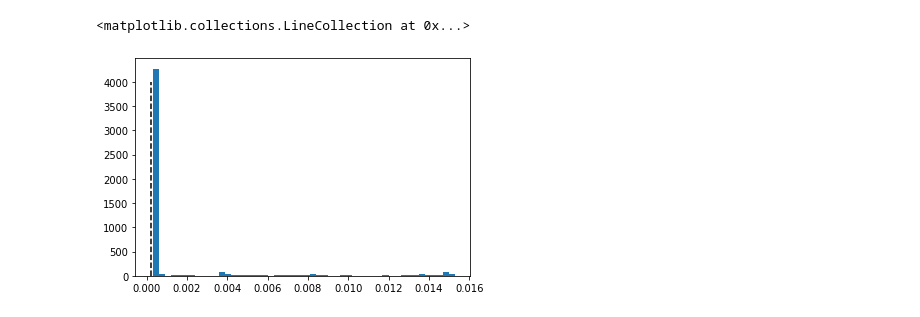
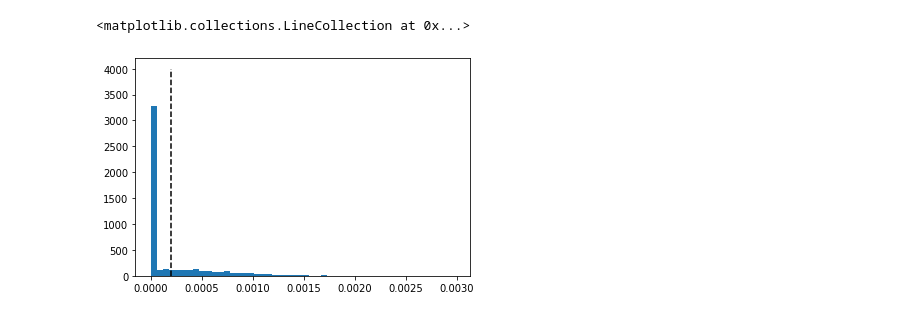
Before and after one commit to csrinesh/balance_cohort, a Jupyter notebook: Pytorch-towards-wp.ipynb, the cells around one changed output. Cells and saved outputs as stored; diff of their text form; code cells hidden in the pictures.

```diff
--- a/Pytorch-towards-wp.ipynb
+++ b/Pytorch-towards-wp.ipynb
@@ -8,0 +12,8 @@ import pandas as pd
+# %%
+config = {
+    'nbase': 1000,
+    'neca': 5000,
+    'nwaypoints': 20,
+    'iterations': 300,
+    'prn': 20,
+}
@@ -42,6 +160,7 @@ class GaussianKDE(Distribution):
           bandwidth for Gaussian kernel
         """
         self.X = X
+        self.ncols = X.shape[1]
         self.bw = bw
         self.n = X.shape[0]
         self.mvn = Normal(loc=torch.zeros(1), scale=1)
@@ -52,7 +171,7 @@ class GaussianKDE(Distribution):
             self.weights = (1/len(X))*torch.ones(len(X))
         self.neff = 1/sum(self.weights**2)
 
-    def score_samples(self, Y, X=None):
+    def __call__(self, Y, X=None):
         """Returns the kernel density estimates of each point in `Y`.
 
         Parameters
@@ -71,22 +190,24 @@ class GaussianKDE(Distribution):
         probs : tensor (m)
           probability densities for each of the queried points in `Y`
         """
-        if X == None:
-            X = self.X
+
+        if X is not None:
+            self.X = X
 
         bw = self.bw
-        logprob = (self.mvn.log_prob((X.unsqueeze(1) - Y) / bw))
+#         import pdb; pdb.set_trace()
+        logprob = (self.mvn.log_prob((self.X.unsqueeze(1) - Y) / bw))
+
 
 #         probs = ((1/bw) * torch.exp(logprob).sum(dim=0))/self.n
 
         # experiment
-        b = self.weights.repeat(Y.shape[0],1).T.unsqueeze(2)
-        w = (b * torch.exp(logprob))/sum(self.weights)
+        b1 = self.weights.repeat(Y.shape[0],1).T
+        b22 = b1.unsqueeze(2).repeat(1, 1, self.ncols)
+        w = (b22 * torch.exp(logprob))/sum(self.weights)
         probs = (1/bw)* w.sum(dim=0)
 
         return probs
-
-    __call__ = score_samples
 # %%
 class KDEoptim(nn.Module):
     """Custom Pytorch model for gradient optimization.
@@ -124,9 +239,0 @@ def training_loop(model, optimizer, n=50):
-# %%
-waypoints = np.atleast_2d(np.array([9, 9.5, 10, 10.5, 11])).T
-
-torch.manual_seed(42)
-X = torch.normal(10, 1, size=(5000, 1))
-Y = torch.normal(14, 2.5, size=(5000, 1))
-
-Xdf = pd.DataFrame(X.numpy(), columns=['a'])
-Ydf = pd.DataFrame(Y.numpy(), columns=['b'])
@@ -133,7 +262,7 @@ Ydf = pd.DataFrame(Y.numpy(), columns=['b'])
 # %%
 # instantiate model
-m = KDEoptim(X, waypoints)
+m = KDEoptim(data_base, data_eca, waypoints)
 
-# Instantiate optimizer
+# # Instantiate optimizer
 opt = torch.optim.Adam(m.parameters(), lr=0.001)
 losses = training_loop(m, opt)
@@ -140,9 +285,9 @@ losses = training_loop(m, opt)
 # %%
 optweights = m.weights.detach().numpy()
 # %%
-plt.hist(optweights, bins=len(X)//100)
-plt.vlines(x=1/len(X), ymin=0, ymax=4000, color='black', linestyles='dashed')
+plt.hist(optweights/sum(optweights), bins=len(optweights)//100)
+plt.vlines(x=1/len(optweights), ymin=0, ymax=4000, color='black', linestyles='dashed')
 # %% [output]
 <matplotlib.collections.LineCollection at 0x...>
-[figure, old version]
+[figure, new version]
 # %%
```
Also changed, not shown: parts of 16 cells of this notebook.
